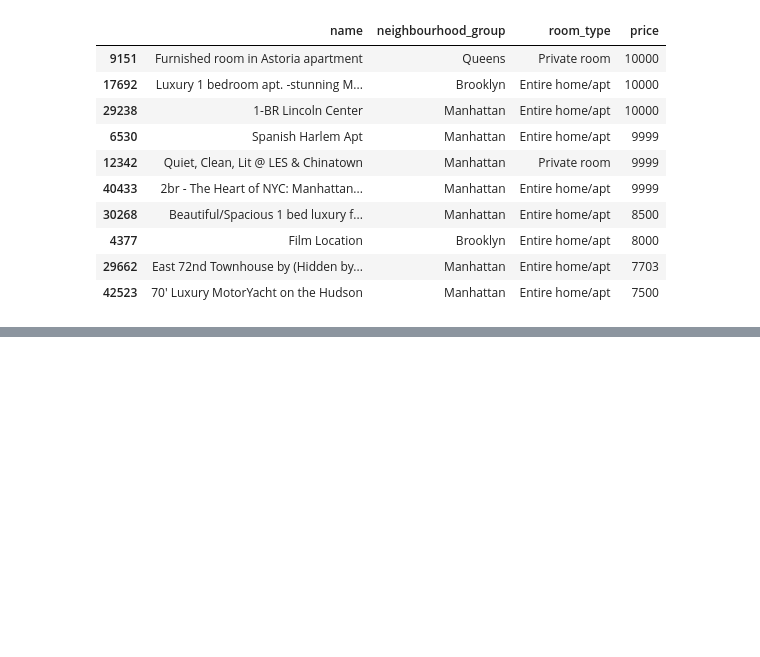
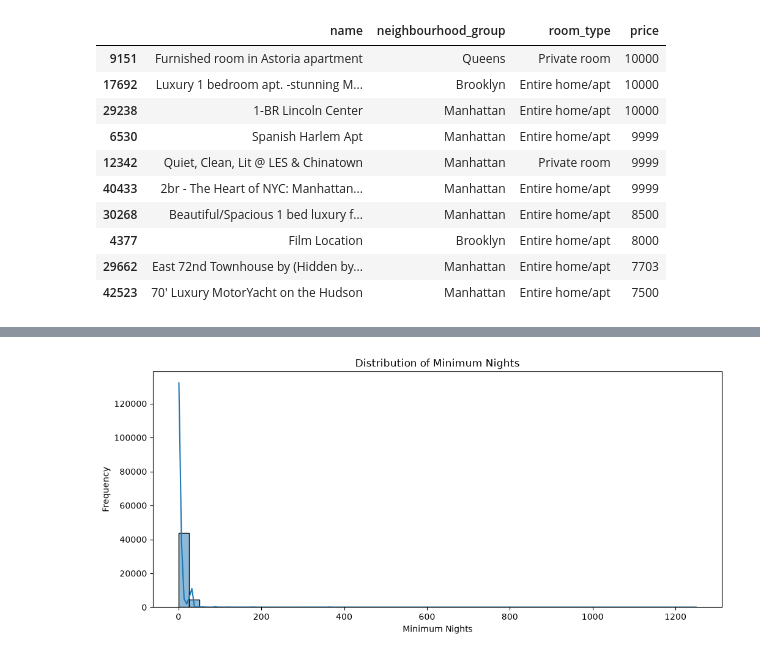
Before and after one commit to Farhat888/OIBSIP, a Jupyter notebook: DataAnalytics-L1-Task3-Cleaning-Data/notebooks/01_initial_data_quality_inspection.ipynb, the cells around one changed output, grey strips where cells are left out. Cells and saved outputs as stored; diff of their text form; code cells hidden in the pictures; blank space fills up the shorter version.

Commit message:
Updated further work of data cleaning project

```diff
--- a/DataAnalytics-L1-Task3-Cleaning-Data/notebooks/01_initial_data_quality_inspection.ipynb
+++ b/DataAnalytics-L1-Task3-Cleaning-Data/notebooks/01_initial_data_quality_inspection.ipynb
@@ -355,0 +434,16 @@ upper_outliers.nlargest(10, "price")[
+# %%
+plt.figure(figsize=(12, 5))
+
+sns.histplot(
+    data=df,
+    x="minimum_nights",
+    bins=50,
+    kde=True
+)
+
+plt.title("Distribution of Minimum Nights")
+plt.xlabel("Minimum Nights")
+plt.ylabel("Frequency")
+plt.show()
+# %% [output]
+[figure, added]
```
Also changed, not shown: parts of 55 cells of this notebook.
